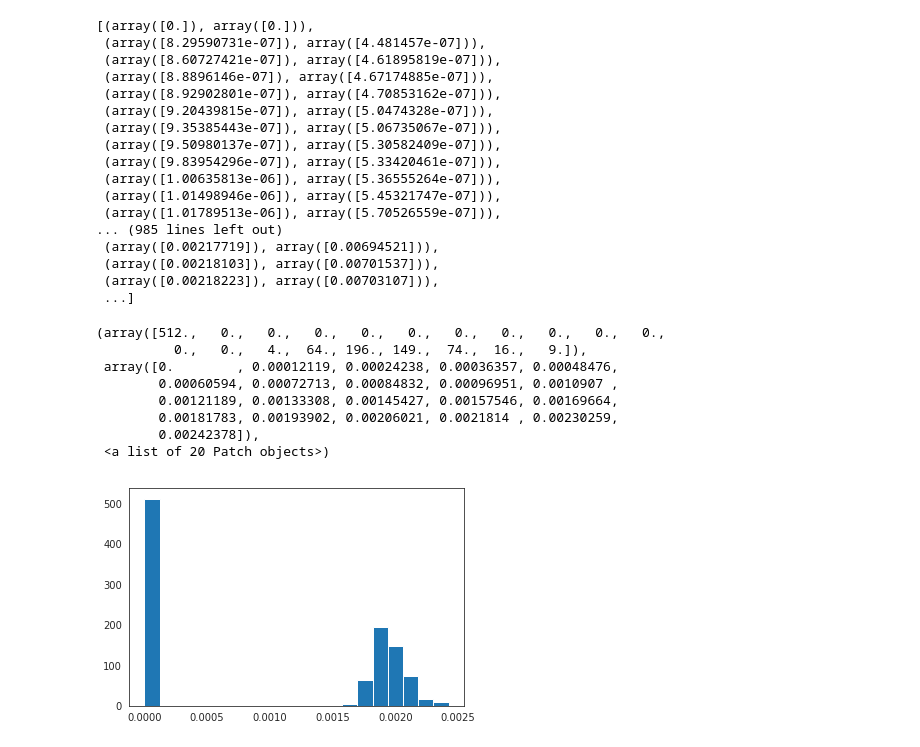
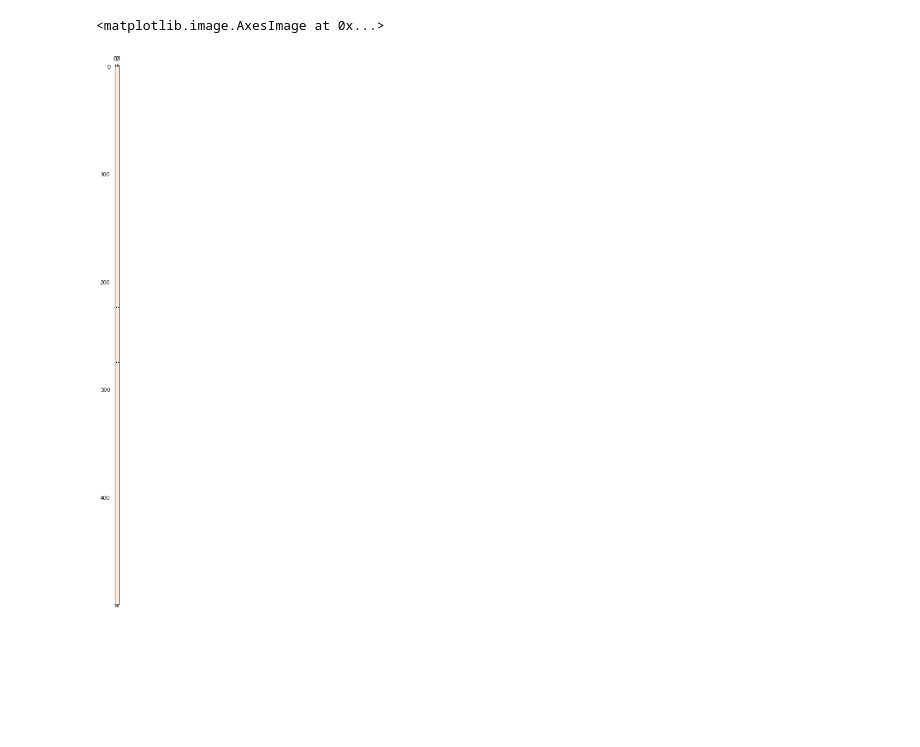
Before and after one commit to ampolloreno/decorrelating_errors, a Jupyter notebook: code/Plots.ipynb, the cells around one changed output. Saved outputs shown, nothing was run; the diff lists cells and outputs as text; code cells hidden in the pictures; blank space fills up the shorter version.

Commit message:
Plotting routines

```diff
--- a/code/Plots.ipynb
+++ b/code/Plots.ipynb
@@ -11,6 +11,11 @@ with open('0_pickled_controls106.pkl', 'rb') as f:
     data0 = dill.load(f)
 with open('1_pickled_controls106.pkl', 'rb') as f:
     data1 = dill.load(f)
+# %%
+plt.matshow(data0.controlset[1023])
+# %% [output]
+<matplotlib.image.AxesImage at 0x...>
+[figure, added]
 # %%
 import numpy as np
 import scipy as sp
@@ -27,35 +32,3 @@ try:
     %matplotlib inline
 except ImportError:
     pass
-# %%
-list(zip(data0.probs, data1.probs))
-# %% [output]
-[(array([0.]), array([0.])),
- (array([8.29590731e-07]), array([4.481457e-07])),
- (array([8.60727421e-07]), array([4.61895819e-07])),
- (array([8.8896146e-07]), array([4.67174885e-07])),
- (array([8.92902801e-07]), array([4.70853162e-07])),
- (array([9.20439815e-07]), array([5.0474328e-07])),
- (array([9.35385443e-07]), array([5.06735067e-07])),
- (array([9.50980137e-07]), array([5.30582409e-07])),
- (array([9.83954296e-07]), array([5.33420461e-07])),
- (array([1.00635813e-06]), array([5.36555264e-07])),
- (array([1.01498946e-06]), array([5.45321747e-07])),
- (array([1.01789513e-06]), array([5.70526559e-07])),
-... (985 lines left out)
- (array([0.00217719]), array([0.00694521])),
- (array([0.00218103]), array([0.00701537])),
- (array([0.00218223]), array([0.00703107])),
- ...]
-# %%
-plt.hist(np.array(data0.probs).T[0], bins=20)
-# %% [output]
-(array([512.,   0.,   0.,   0.,   0.,   0.,   0.,   0.,   0.,   0.,   0.,
-          0.,   0.,   4.,  64., 196., 149.,  74.,  16.,   9.]),
- array([0.        , 0.00012119, 0.00024238, 0.00036357, 0.00048476,
-        0.00060594, 0.00072713, 0.00084832, 0.00096951, 0.0010907 ,
-        0.00121189, 0.00133308, 0.00145427, 0.00157546, 0.00169664,
-        0.00181783, 0.00193902, 0.00206021, 0.0021814 , 0.00230259,
-        0.00242378]),
- <a list of 20 Patch objects>)
-[figure, removed]
```
Also changed, not shown: parts of 27 cells of this notebook.
